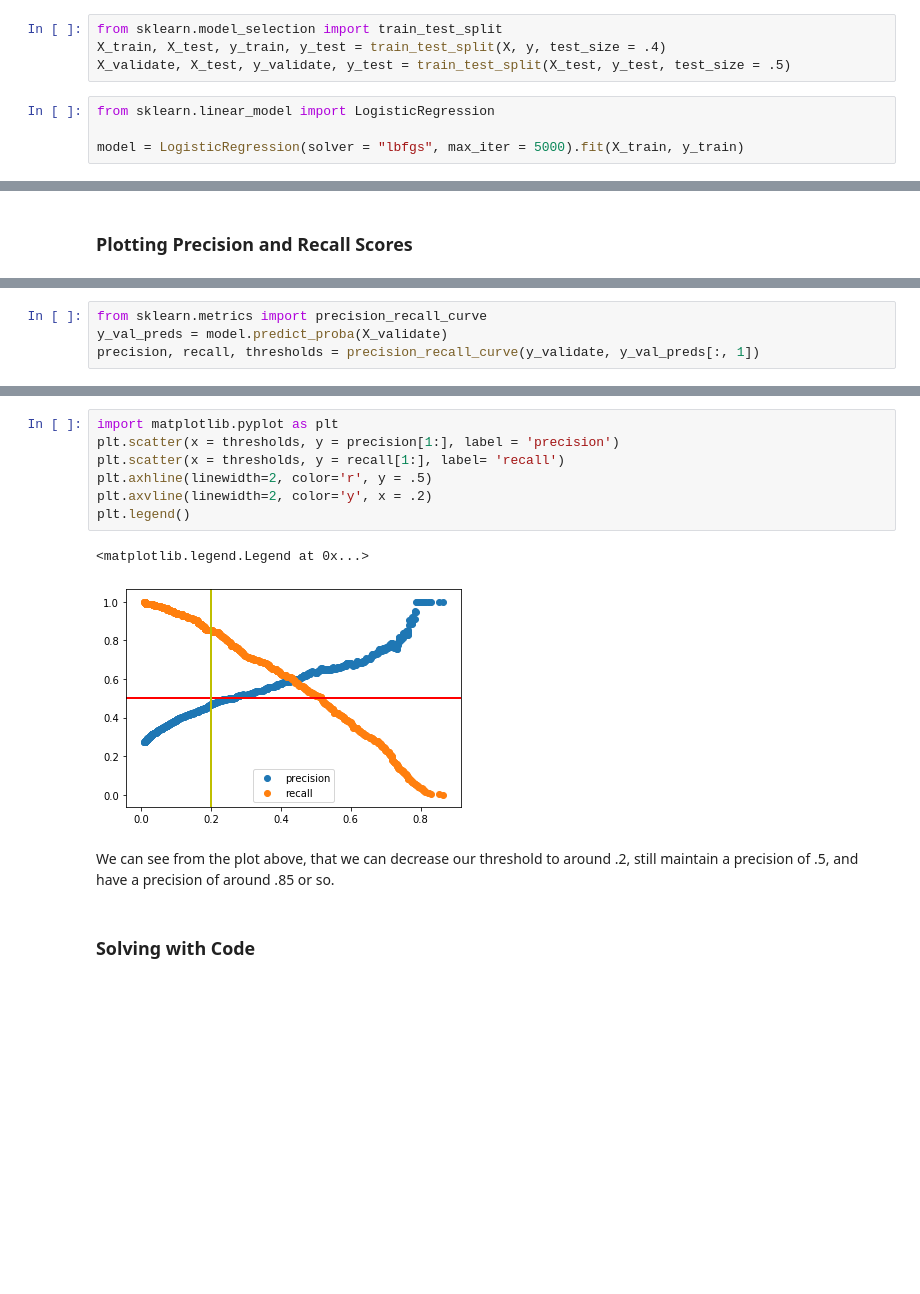
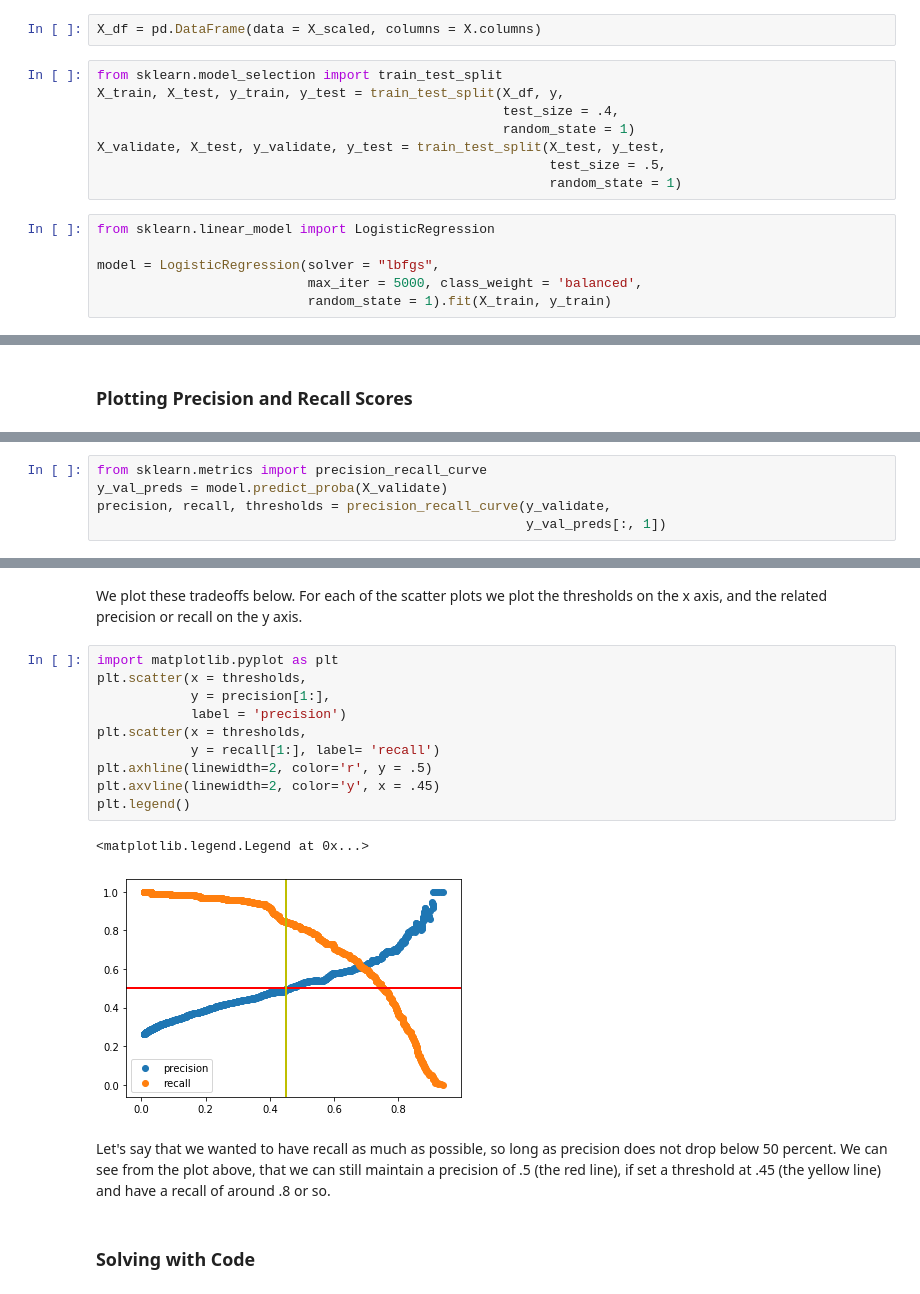
Before and after one commit to jigsawlabs-student/logistic-regression, a Jupyter notebook: 0-classification-fundamentals/3-metrics-for-classification/4-applying-a-threshold.ipynb, the cells around one changed output, grey strips where cells are left out. Cells and saved outputs as stored; diff of their text form; blank space fills up the shorter version.

```diff
--- a/0-classification-fundamentals/3-metrics-for-classification/4-applying-a-threshold.ipynb
+++ b/0-classification-fundamentals/3-metrics-for-classification/4-applying-a-threshold.ipynb
@@ -14,11 +23,19 @@ y = df['Churn']
+# %%
+X_df = pd.DataFrame(data = X_scaled, columns = X.columns)
 # %%
 from sklearn.model_selection import train_test_split
-X_train, X_test, y_train, y_test = train_test_split(X, y, test_size = .4)
-X_validate, X_test, y_validate, y_test = train_test_split(X_test, y_test, test_size = .5)
+X_train, X_test, y_train, y_test = train_test_split(X_df, y,
+                                                    test_size = .4,
+                                                    random_state = 1)
+X_validate, X_test, y_validate, y_test = train_test_split(X_test, y_test,
+                                                          test_size = .5,
+                                                          random_state = 1)
 # %%
 from sklearn.linear_model import LogisticRegression
 
-model = LogisticRegression(solver = "lbfgs", max_iter = 5000).fit(X_train, y_train)
+model = LogisticRegression(solver = "lbfgs",
+                           max_iter = 5000, class_weight = 'balanced',
+                           random_state = 1).fit(X_train, y_train)
 # %%
 model.score(X_validate, y_validate)
 # %% [output]
@@ -55,4 +76,5 @@ This balancing act is made easier with the use of the `precision_recall_curve` f
 # %%
 from sklearn.metrics import precision_recall_curve
 y_val_preds = model.predict_proba(X_validate)
-precision, recall, thresholds = precision_recall_curve(y_validate, y_val_preds[:, 1])
+precision, recall, thresholds = precision_recall_curve(y_validate,
+                                                       y_val_preds[:, 1])
@@ -63,15 +95,20 @@ precision.shape, thresholds.shape, recall.shape
+# %% [markdown]
+We plot these tradeoffs below.  For each of the scatter plots we plot the thresholds on the x axis, and the related precision or recall on the y axis.
 # %%
 import matplotlib.pyplot as plt
-plt.scatter(x = thresholds, y = precision[1:], label = 'precision')
-plt.scatter(x = thresholds, y = recall[1:], label= 'recall')
+plt.scatter(x = thresholds,
+            y = precision[1:],
+            label = 'precision')
+plt.scatter(x = thresholds,
+            y = recall[1:], label= 'recall')
 plt.axhline(linewidth=2, color='r', y = .5)
-plt.axvline(linewidth=2, color='y', x = .2)
+plt.axvline(linewidth=2, color='y', x = .45)
 plt.legend()
 # %% [output]
 <matplotlib.legend.Legend at 0x...>
-[figure, old version]
+[figure, new version]
 # %% [markdown]
-We can see from the plot above, that we can decrease our threshold to around .2, still maintain a precision of .5, and have a precision of around .85 or so.
+Let's say that we wanted to have recall as much as possible, so long as precision does not drop below 50 percent.  We can see from the plot above, that we can still maintain a precision of .5 (the red line), if set a threshold at .45 (the yellow line) and have a recall of around .8 or so.
 # %% [markdown]
 ### Solving with Code
 # %% [markdown]
```
Also changed, not shown: parts of 34 cells of this notebook, 29 other files.
